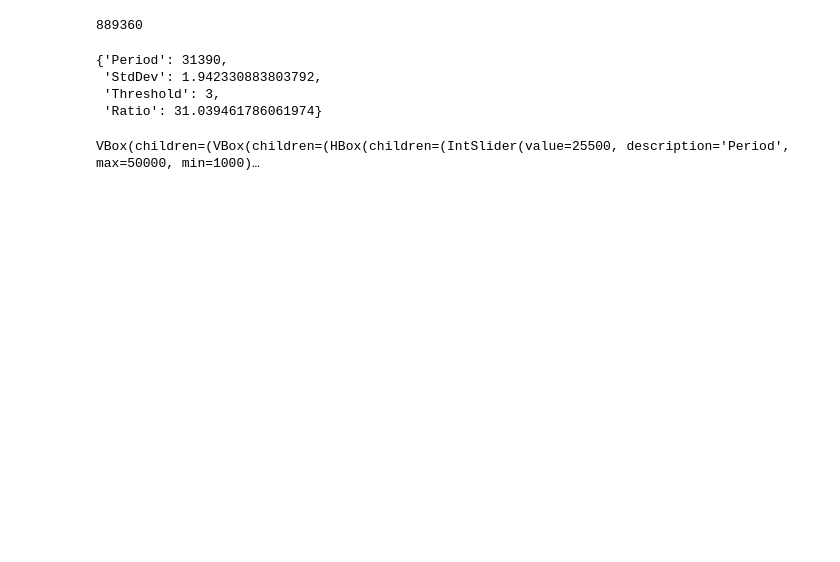
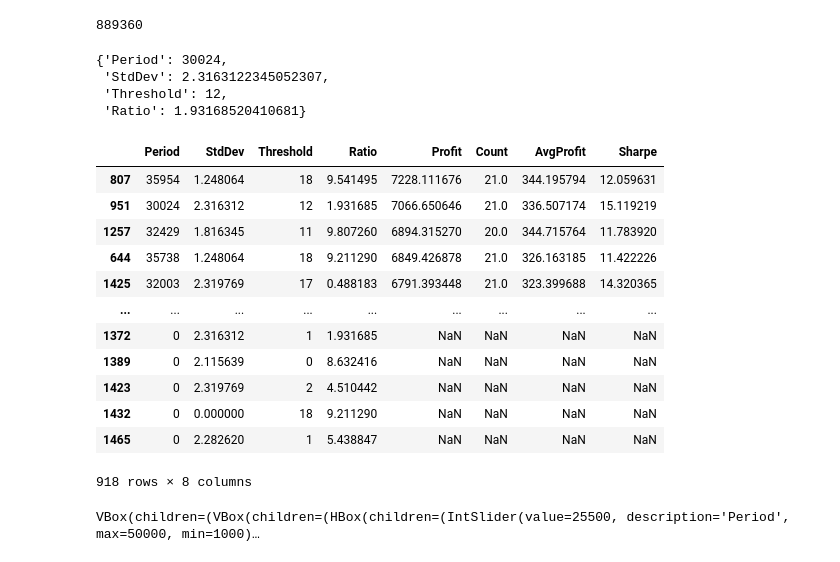
Before and after one commit to zxweed/simple, a Jupyter notebook: examples/simple.gene.RSX.ipynb, the cells around one changed output. Cells and saved outputs as stored; diff of their text form; code cells hidden in the pictures; blank space fills up the shorter version.

```diff
--- a/examples/simple.gene.RSX.ipynb
+++ b/examples/simple.gene.RSX.ipynb
@@ -29,8 +30,8 @@ line_styles = {
     'Sell': dict(mode='markers', color='red', symbol='triangle-down', size=10, line=dict(color="darkred", width=1))
 }
 # %%
-def model(Period: int = (1000, 50000), StdDev: float = (1, 4, 0.1), Threshold: int = (0, 20), Ratio: float = (0, 100, 0.1)):
-    if Period == 0 or StdDev == 0: return 0, {}
+def model(Period: int = (1000, 50000), StdDev: float = (1, 4, 0.1), Threshold: int = (0, 20), Ratio: float = (0, 10, 0.1)):
+    if Period == 0 or StdDev == 0: return {}
     Tick = T.Price
     Center = vwap(T, Period)
     std = pd.Series(Tick).rolling(Period).std().bfill().values
@@ -47,7 +48,8 @@ def model(Period: int = (1000, 50000), StdDev: float = (1, 4, 0.1), Threshold: i
     P = getProfit(trades)
     Profit = {'x': P.Index, 'y': P.Profit.cumsum()}
 
-    return P.Profit.sum(), {
+    return {
+        'Profit': P.Profit.sum(),
         'Count': len(P),
         'AvgProfit': P.Profit.mean() if len(P) > 0 else 0,
         'Sharpe': P.Profit.sum() / P.Profit.std() if len(P) > 1 else 0
@@ -57,17 +59,32 @@ def model(Period: int = (1000, 50000), StdDev: float = (1, 4, 0.1), Threshold: i
 G = GeneOpt(model)
 G.maximize(population_size=300, generations=5)
 # %% [output]
-{'Period': 31390,
- 'StdDev': 1.942330883803792,
- 'Threshold': 3,
- 'Ratio': 31.039461786061974}
+{'Period': 30024,
+ 'StdDev': 2.3163122345052307,
+ 'Threshold': 12,
+ 'Ratio': 1.93168520410681}
-# %%
-# Genetic result browser
-X = pd.DataFrame(G.log, columns=G.log_columns).drop_duplicates().sort_values('Fitness')
-
-interactTable(model, X, rows=2, **line_styles)
-# %% [output]
-VBox(children=(VBox(children=(HBox(children=(IntSlider(value=25500, description='Period', max=50000, min=1000)…
+# %%
+# Genetic result browser
+X = pd.DataFrame(G.log, columns=G.log_columns).drop_duplicates().sort_values('Profit', ascending=False)
+X
+# %% [output]
+|  | Period | StdDev | Threshold | Ratio | Profit | Count | AvgProfit | Sharpe |
+| 807 | 35954 | 1.248064 | 18 | 9.541495 | 7228.111676 | 21.0 | 344.195794 | 12.059631 |
+| 951 | 30024 | 2.316312 | 12 | 1.931685 | 7066.650646 | 21.0 | 336.507174 | 15.119219 |
+| 1257 | 32429 | 1.816345 | 11 | 9.807260 | 6894.315270 | 20.0 | 344.715764 | 11.783920 |
+| 644 | 35738 | 1.248064 | 18 | 9.211290 | 6849.426878 | 21.0 | 326.163185 | 11.422226 |
+| 1425 | 32003 | 2.319769 | 17 | 0.488183 | 6791.393448 | 21.0 | 323.399688 | 14.320365 |
+| ... | ... | ... | ... | ... | ... | ... | ... | ... |
+| 1372 | 0 | 2.316312 | 1 | 1.931685 | NaN | NaN | NaN | NaN |
+| 1389 | 0 | 2.115639 | 0 | 8.632416 | NaN | NaN | NaN | NaN |
+| 1423 | 0 | 2.319769 | 2 | 4.510442 | NaN | NaN | NaN | NaN |
+| 1432 | 0 | 0.000000 | 18 | 9.211290 | NaN | NaN | NaN | NaN |
+| 1465 | 0 | 2.282620 | 1 | 5.438847 | NaN | NaN | NaN | NaN |
+918 rows × 8 columns
+# %%
+interactTable(model, X, height=600, rows=2, **line_styles)
+# %% [output]
+VBox(children=(VBox(children=(HBox(children=(IntSlider(value=25500, description='Period', max=50000, min=1000)…
 # %%
 chartParallel(X)
 # %% [output]
```
Also changed, not shown: parts of 3 cells of this notebook, 1 other file.
